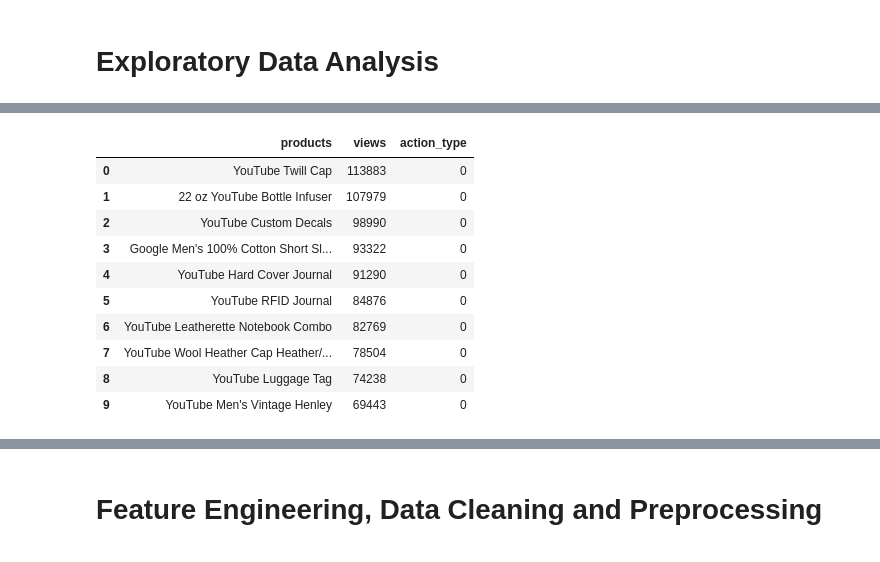
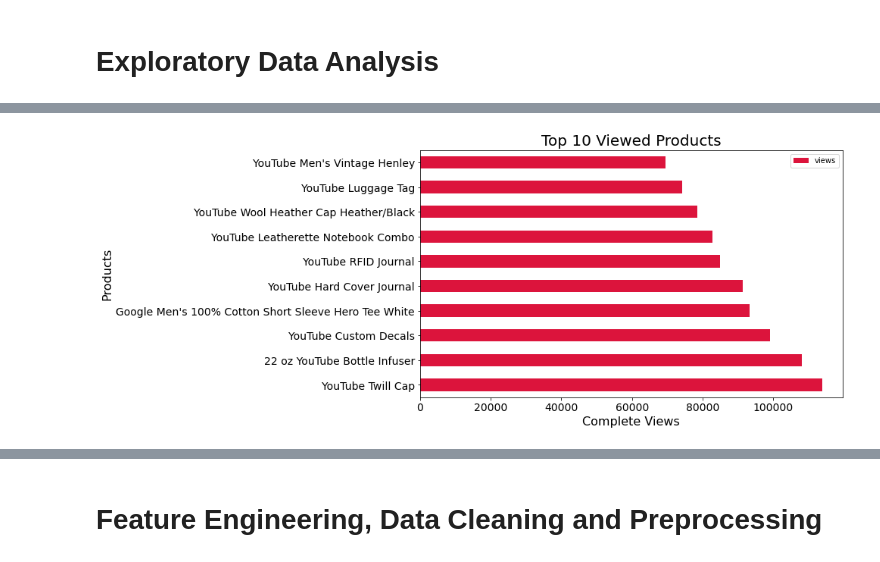
Before and after one commit to Dindera/Analyze, a Jupyter notebook: notebooks/Model Training and Evaluation.ipynb, the cells around one changed output, grey strips where cells are left out. Saved outputs shown, nothing was run; the diff lists cells and outputs as text; code cells hidden in the pictures.

```diff
--- a/notebooks/Model Training and Evaluation.ipynb
+++ b/notebooks/Model Training and Evaluation.ipynb
@@ -110,33 +155,33 @@ df.write.format("ORC").saveAsTable("db_researchData")
 # %%
 # Popular products according to views
 
 sql = """
         SELECT
           v2productName AS products,
           COUNT(*) AS views,
           action_type
         FROM
           db_researchData
         GROUP BY
           action_type,
           v2productName
         ORDER BY
           views DESC
         LIMIT
           10
       """
 
 products_views = spark.sql(sql).toPandas()
-products_views
+products_views_df = pd.DataFrame(products_views)
+products_views_df.set_index('products')
+color = ['crimson']
+
+products_views_plot = products_views_df.plot(figsize = (10, 6), kind='barh', x="products", y="views", color=color)
+plt.xlabel("Complete Views", fontsize = 16)
+plt.ylabel("Products", fontsize = 16)
+plt.title("Top 10 Viewed Products", fontsize = 20, color = 'k')
+plt.xticks(size = 14)
+plt.yticks(size = 14)
+plt.show()
 # %% [output]
-|  | products | views | action_type |
-| 0 | YouTube Twill Cap | 113883 | 0 |
-| 1 | 22 oz YouTube Bottle Infuser | 107979 | 0 |
-| 2 | YouTube Custom Decals | 98990 | 0 |
-| 3 | Google Men's 100% Cotton Short Sl... | 93322 | 0 |
-| 4 | YouTube Hard Cover Journal | 91290 | 0 |
-| 5 | YouTube RFID Journal | 84876 | 0 |
-| 6 | YouTube Leatherette Notebook Combo | 82769 | 0 |
-| 7 | YouTube Wool Heather Cap Heather/... | 78504 | 0 |
-| 8 | YouTube Luggage Tag | 74238 | 0 |
-| 9 | YouTube Men's Vintage Henley | 69443 | 0 |
+[figure, added]
```
Also changed, not shown: parts of 15 cells of this notebook, 23 other files.
